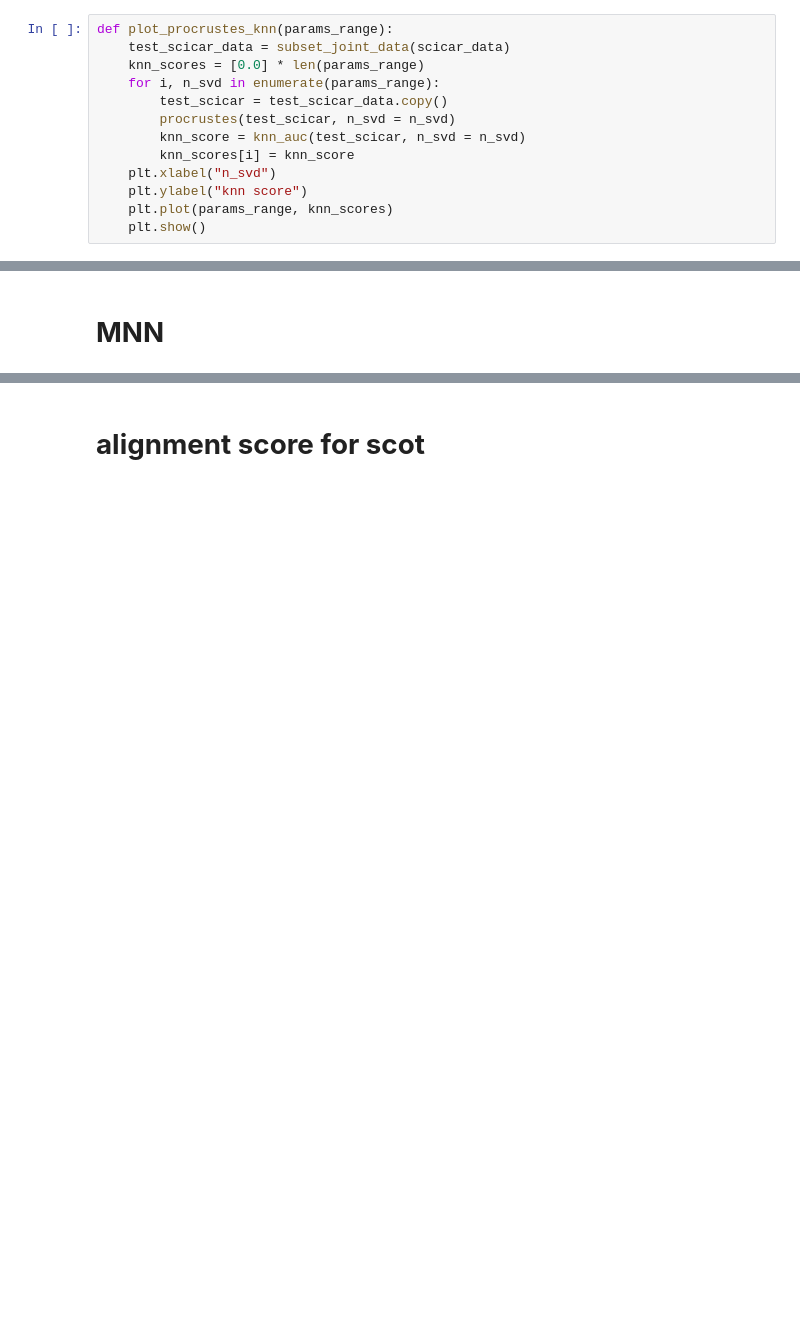
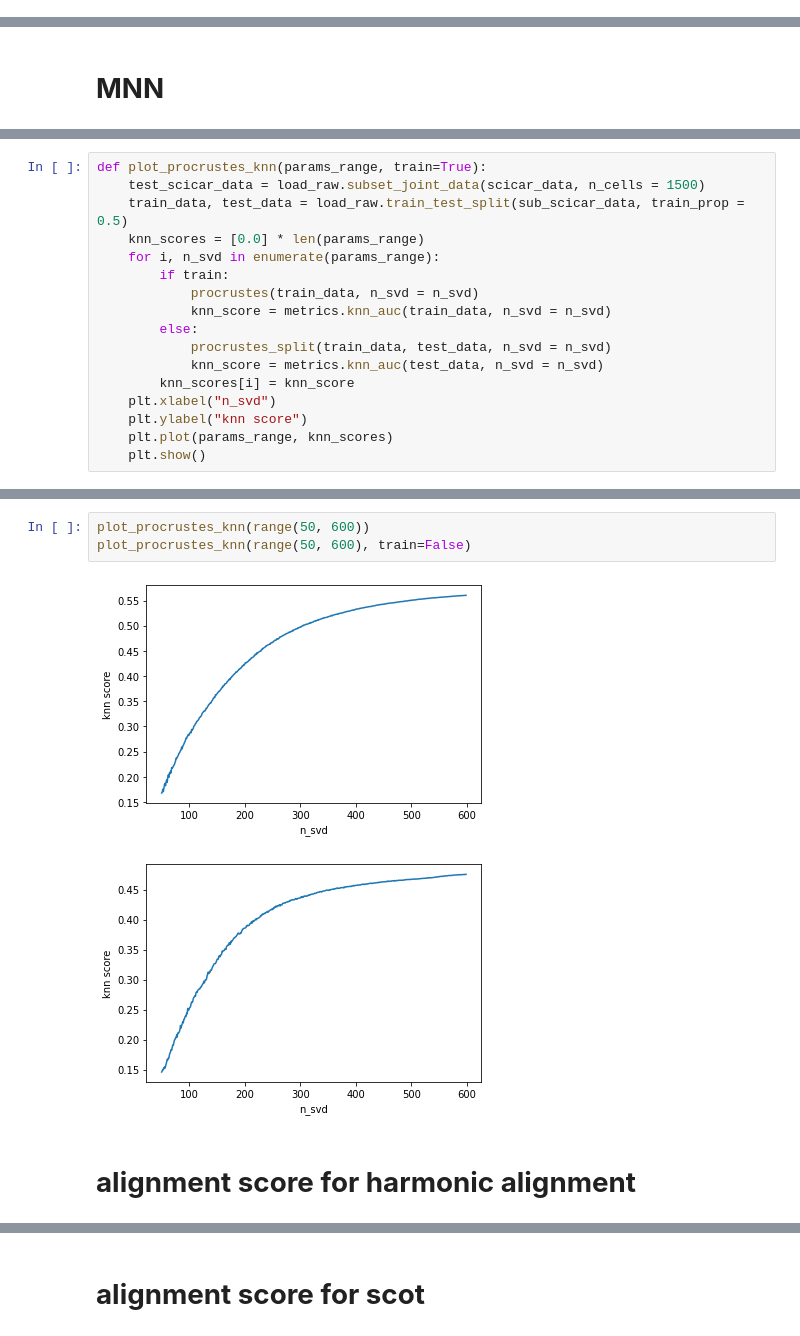
Before and after one commit to jiayueg/multimodal, a Jupyter notebook: baseline_methods.ipynb, the cells around one changed output, grey strips where cells are left out. Saved outputs shown, nothing was run; the diff lists cells and outputs as text; blank space fills up the shorter version.

```diff
--- a/baseline_methods.ipynb
+++ b/baseline_methods.ipynb
@@ -370,14 +65 @@ def procrustes(adata, n_svd=100):
     return adata
-# %%
-def plot_procrustes_knn(params_range):
-    test_scicar_data = subset_joint_data(scicar_data)
-    knn_scores = [0.0] * len(params_range)
-    for i, n_svd in enumerate(params_range):
-        test_scicar = test_scicar_data.copy()
-        procrustes(test_scicar, n_svd = n_svd)
-        knn_score = knn_auc(test_scicar, n_svd = n_svd)
-        knn_scores[i] = knn_score
-    plt.xlabel("n_svd")
-    plt.ylabel("knn score")
-    plt.plot(params_range, knn_scores)
-    plt.show()
@@ -558,0 +234,17 @@ RRuntimeError: ignored
+# %%
+def plot_procrustes_knn(params_range, train=True):
+    test_scicar_data = load_raw.subset_joint_data(scicar_data, n_cells = 1500)
+    train_data, test_data = load_raw.train_test_split(sub_scicar_data, train_prop = 0.5)
+    knn_scores = [0.0] * len(params_range)
+    for i, n_svd in enumerate(params_range):
+        if train:
+            procrustes(train_data, n_svd = n_svd)
+            knn_score = metrics.knn_auc(train_data, n_svd = n_svd)
+        else:
+            procrustes_split(train_data, test_data, n_svd = n_svd)
+            knn_score = metrics.knn_auc(test_data, n_svd = n_svd)
+        knn_scores[i] = knn_score
+    plt.xlabel("n_svd")
+    plt.ylabel("knn score")
+    plt.plot(params_range, knn_scores)
+    plt.show()
@@ -558,0 +268,8 @@ RRuntimeError: ignored
+# %%
+plot_procrustes_knn(range(50, 600))
+plot_procrustes_knn(range(50, 600), train=False)
+# %% [output]
+[figure, added]
+[figure, added]
+# %% [markdown]
+# **alignment score for harmonic alignment**
```
Also changed, not shown: parts of 52 cells of this notebook, 1 other file.
